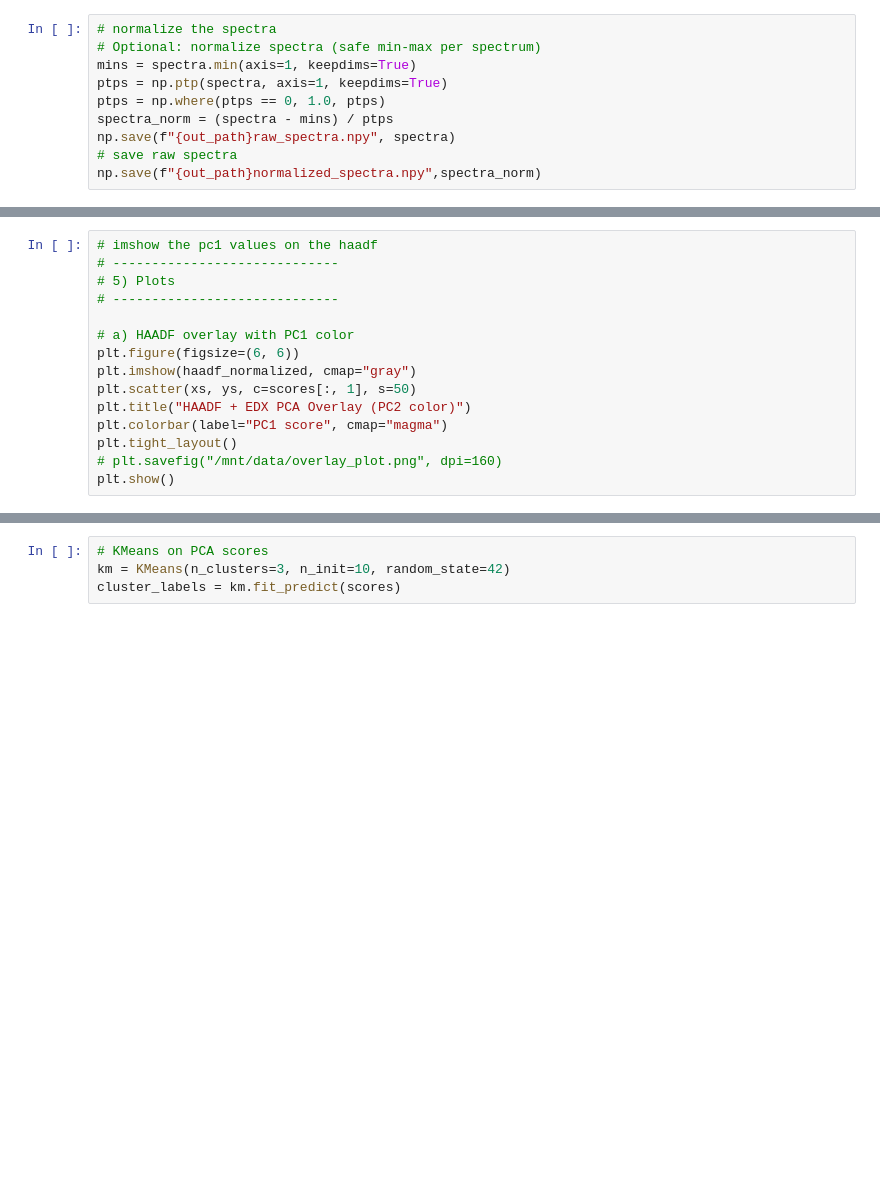
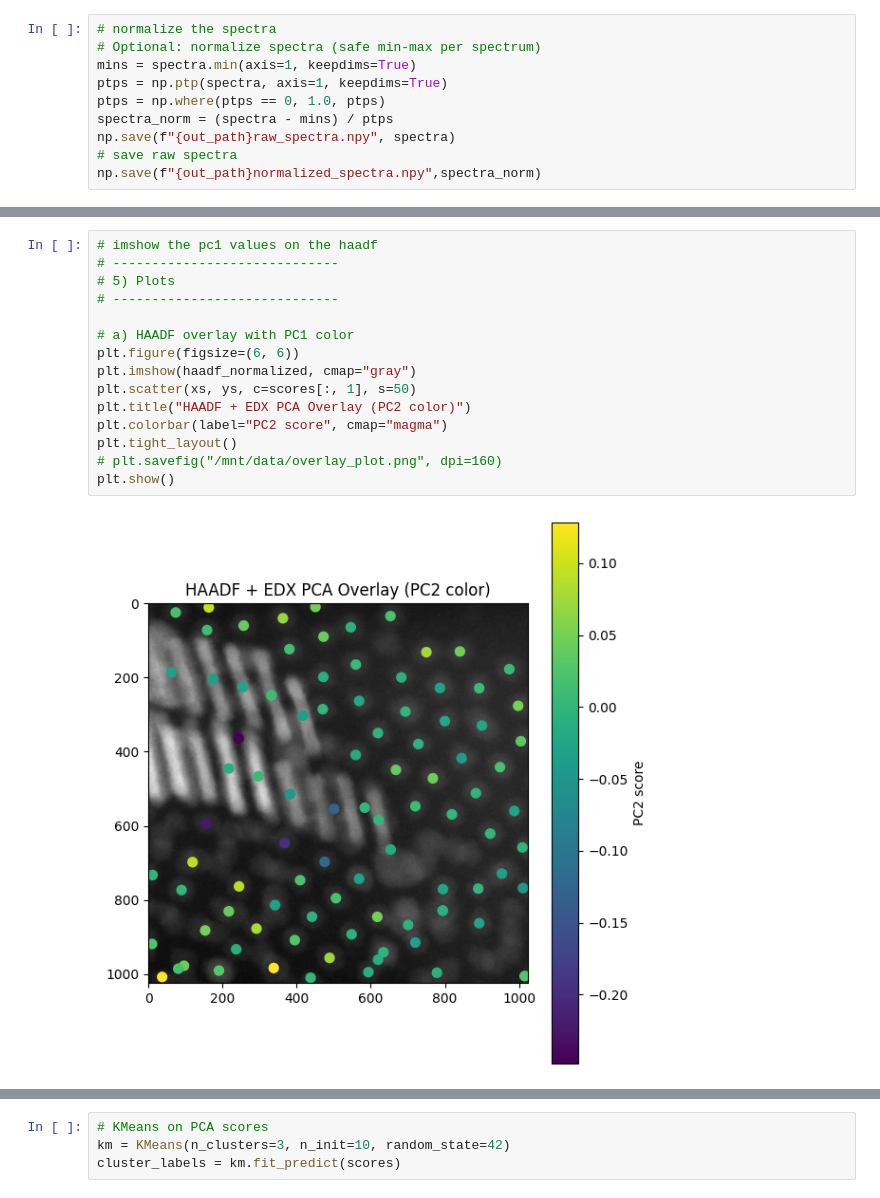
Before and after one commit to pycroscopy/pyAutoMic, a Jupyter notebook: TEM/stemOrchestrator/notebooks/multimodal-data-process/point-wise-EDX-spectrum.ipynb, the cells around one changed output, grey strips where cells are left out. Saved outputs shown, nothing was run; the diff lists cells and outputs as text; blank space fills up the shorter version.

```diff
--- a/TEM/stemOrchestrator/notebooks/multimodal-data-process/point-wise-EDX-spectrum.ipynb
+++ b/TEM/stemOrchestrator/notebooks/multimodal-data-process/point-wise-EDX-spectrum.ipynb
@@ -1319,15 +1419,17 @@ plt.show()
 # %%
 # imshow the pc1 values on the haadf
 # -----------------------------
 # 5) Plots
 # -----------------------------
 
 # a) HAADF overlay with PC1 color
 plt.figure(figsize=(6, 6))
 plt.imshow(haadf_normalized, cmap="gray")
 plt.scatter(xs, ys, c=scores[:, 1], s=50)
 plt.title("HAADF + EDX PCA Overlay (PC2 color)")
-plt.colorbar(label="PC1 score", cmap="magma")
+plt.colorbar(label="PC2 score", cmap="magma")
 plt.tight_layout()
 # plt.savefig("/mnt/data/overlay_plot.png", dpi=160)
 plt.show()
+# %% [output]
+[figure, added]
```
Also changed, not shown: parts of 18 cells of this notebook, 5 other files.
